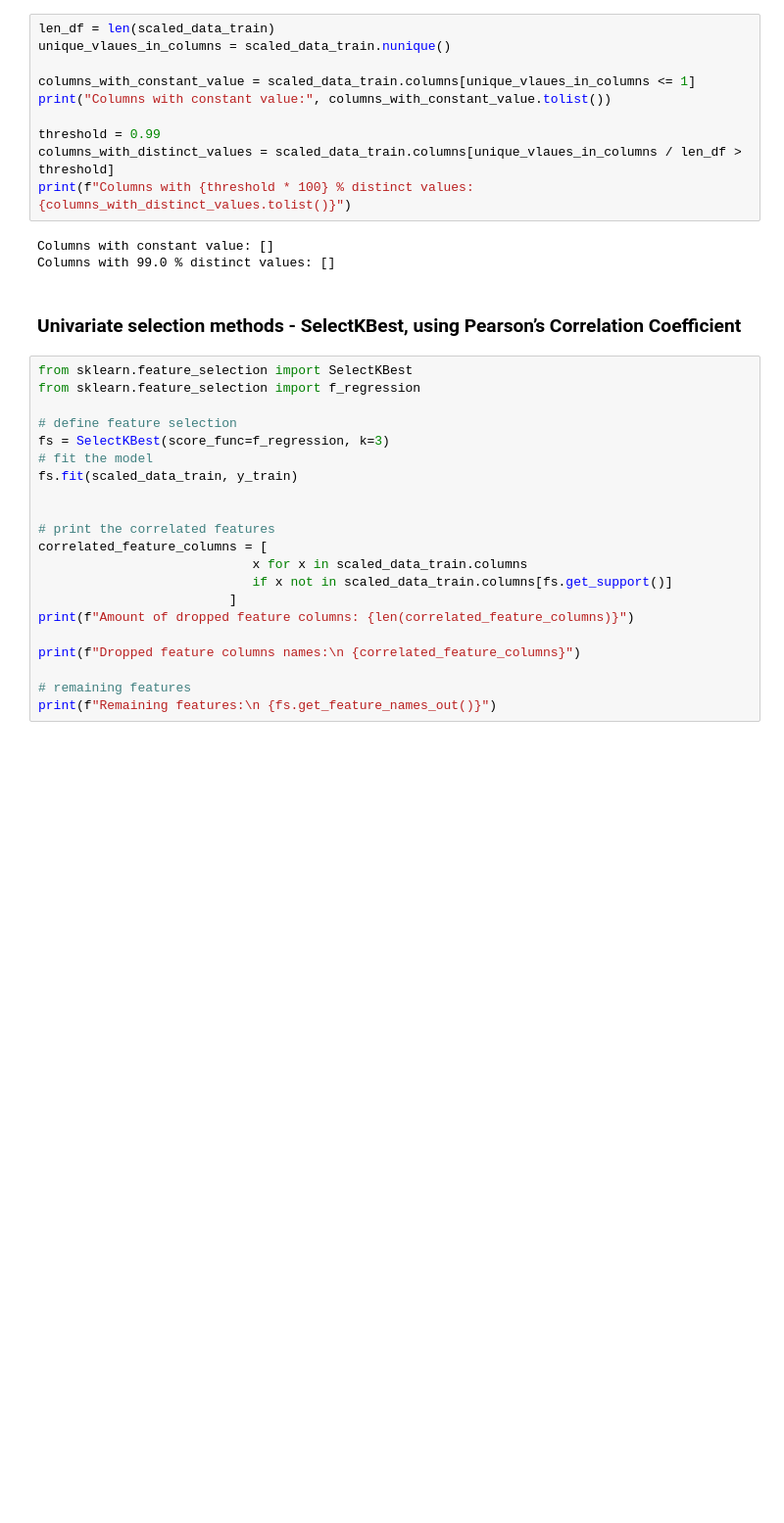
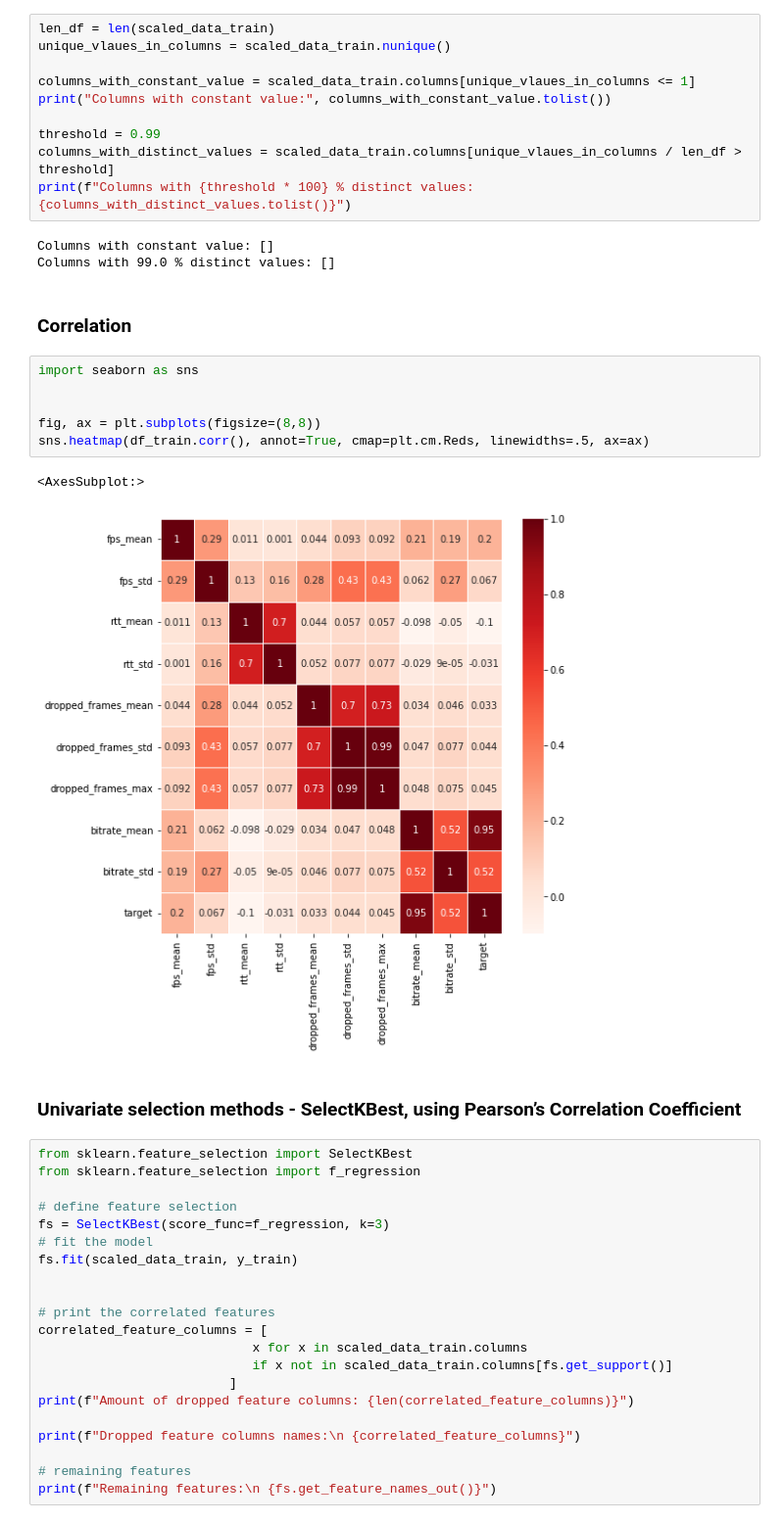
Before and after one commit to ainura-z/Machine-learning, a Jupyter notebook: assignment_1/regression.ipynb, the cells around one changed output. Shown: that part at 98% size. Drawn from its saved outputs; the diff is of its cells as text; blank space fills up the shorter version.

```diff
--- a/assignment_1/regression.ipynb
+++ b/assignment_1/regression.ipynb
@@ -155,6 +156,17 @@ print(f"Columns with {threshold * 100} % distinct values: {columns_with_distinct
 # %% [output]
 Columns with constant value: []
 Columns with 99.0 % distinct values: []
+# %% [markdown]
+### Correlation
+# %%
+import seaborn as sns
+
+
+fig, ax = plt.subplots(figsize=(8,8))
+sns.heatmap(df_train.corr(), annot=True, cmap=plt.cm.Reds, linewidths=.5, ax=ax)
+# %% [output]
+<AxesSubplot:>
+[figure, added]
 # %% [markdown]
 ### Univariate selection methods - SelectKBest, using Pearson’s Correlation Coefficient
 # %%
```
Also changed, not shown: parts of 6 cells of this notebook, 1 other file.
